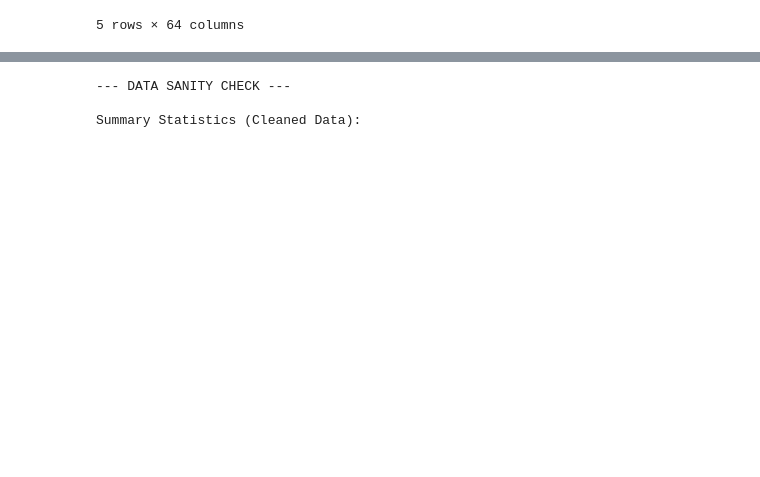
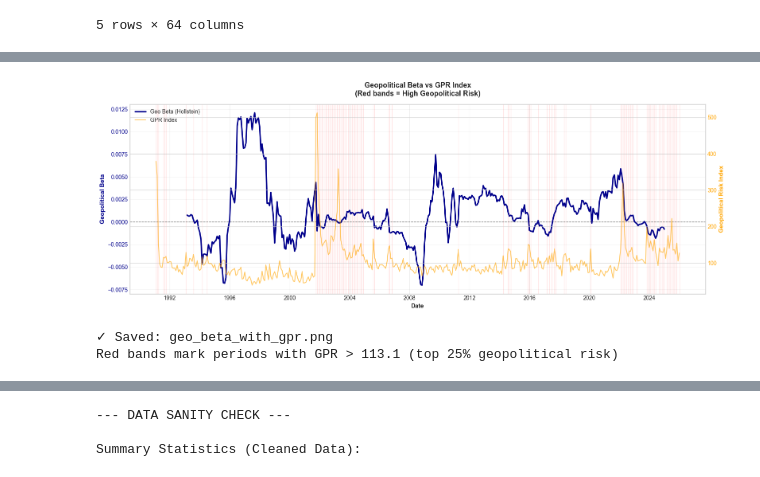
Before and after one commit to siddharthyashkukreja-cloud/Hedging_GeoPolRisk, a Jupyter notebook: researchProject.ipynb, the cells around one changed output, grey strips where cells are left out. Saved outputs shown, nothing was run; the diff lists cells and outputs as text; code cells hidden in the pictures; blank space fills up the shorter version.

```diff
--- a/researchProject.ipynb
+++ b/researchProject.ipynb
@@ -534,3 +553,49 @@ Step 2 Complete! Portfolio Returns (Lagged VW) Ready.
+# %%
+# Plot mean geo beta over time WITH GPR index and geopolitical events
+# Using previously estimated betas from df_analysis (from Cell 5 & 5.5)
+
+fig, ax1 = plt.subplots(figsize=(16, 6))
+
+# Left axis: Geopolitical Beta (using df_analysis from your existing cells)
+beta_mean = df_analysis.groupby('date')['beta_final'].mean()
+ax1.plot(beta_mean.index, beta_mean.values, linewidth=2.5, color='darkblue', label='Geo Beta (Hollstein)', zorder=3)
+ax1.axhline(0, color='black', linestyle='--', alpha=0.5, linewidth=1)
+ax1.set_xlabel('Date', fontsize=11, fontweight='bold')
+ax1.set_ylabel('Geopolitical Beta', fontsize=11, fontweight='bold', color='darkblue')
+ax1.tick_params(axis='y', labelcolor='darkblue')
+ax1.grid(True, alpha=0.3, zorder=0)
+
+# Right axis: GPR Index
+ax2 = ax1.twinx()
+gpr_by_date = df_gpr_merge.set_index('date')['GPR']
+ax2.plot(gpr_by_date.index, gpr_by_date.values, linewidth=1.5, color='orange', alpha=0.6, label='GPR Index', zorder=2)
+ax2.set_ylabel('Geopolitical Risk Index', fontsize=11, fontweight='bold', color='orange')
+ax2.tick_params(axis='y', labelcolor='orange')
+
+# Shade high GPR periods (top 25th percentile = geopolitical events)
+gpr_threshold = gpr_by_date.quantile(0.75)
+high_gpr_periods = gpr_by_date[gpr_by_date > gpr_threshold]
+for date in high_gpr_periods.index:
+    ax1.axvline(date, color='red', alpha=0.1, linewidth=1, zorder=1)
+
+ax1.set_title('Geopolitical Beta vs GPR Index\n(Red bands = High Geopolitical Risk)',
+              fontsize=13, fontweight='bold', pad=15)
+
+# Add legend
+lines1, labels1 = ax1.get_legend_handles_labels()
+lines2, labels2 = ax2.get_legend_handles_labels()
+ax1.legend(lines1 + lines2, labels1 + labels2, loc='upper left', fontsize=10)
+
+plt.tight_layout()
+plt.savefig('geo_beta_with_gpr.png', dpi=300, bbox_inches='tight')
+plt.show()
+
+print("✓ Saved: geo_beta_with_gpr.png")
+print(f"Red bands mark periods with GPR > {gpr_threshold:.1f} (top 25% geopolitical risk)")
+# %% [output]
+[figure, added]
+✓ Saved: geo_beta_with_gpr.png
+Red bands mark periods with GPR > 113.1 (top 25% geopolitical risk)
 # %%
 #cell 7 (REPLACE ENTIRE CELL) - EWMA WEIGHTED STEP 3
 
```
Also changed, not shown: parts of 11 cells of this notebook.
